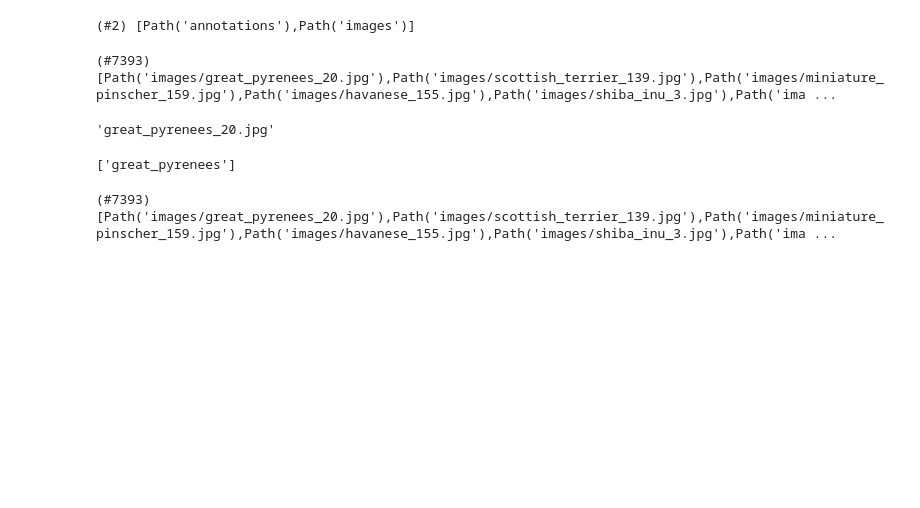
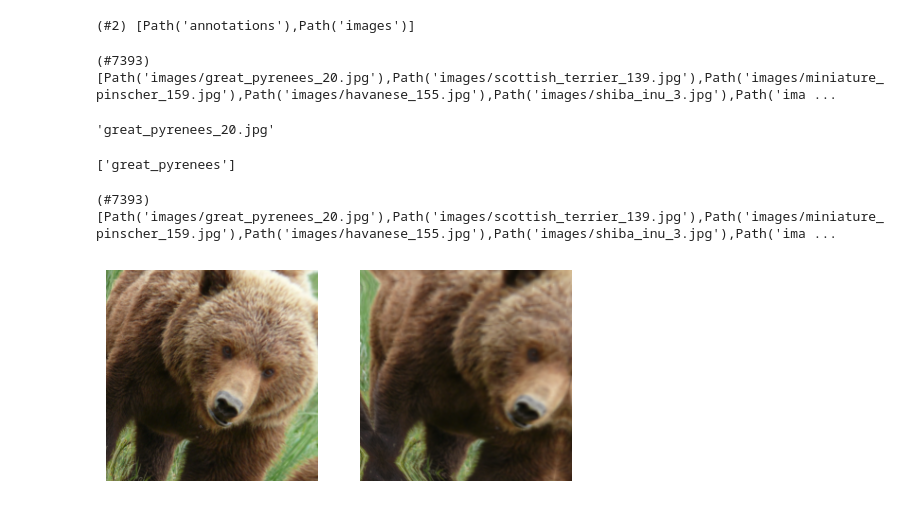
Before and after one commit to atozncoder/ai, a Jupyter notebook: BookChapter5.ipynb, the cells around one changed output. Saved outputs shown, nothing was run; the diff lists cells and outputs as text; code cells hidden in the pictures; blank space fills up the shorter version.

```diff
--- a/BookChapter5.ipynb
+++ b/BookChapter5.ipynb
@@ -40,3 +40,26 @@ dls = pets.dataloaders(path/"images")
 (path/"images").ls()
 # %% [output]
 (#7393) [Path('images/great_pyrenees_20.jpg'),Path('images/scottish_terrier_139.jpg'),Path('images/miniature_pinscher_159.jpg'),Path('images/havanese_155.jpg'),Path('images/shiba_inu_3.jpg'),Path('ima ...
+# %%
+dblock1 = DataBlock(blocks=(ImageBlock(), CategoryBlock()),
+                   get_y=parent_label,
+                   item_tfms=Resize(460))
+
+dls1 = dblock1.dataloaders([(Path.cwd()/'ignore'/'images'/'grizzly.jpg')]*10, bs=8)
+dls1.train.get_idxs = lambda: Inf.ones
+x,y = dls1.valid.one_batch()
+_,axs = subplots(1, 2)
+
+x1 = TensorImage(x.clone())
+x1 = x1.affine_coord(sz=224)
+x1 = x1.rotate(draw=30, p=1.)
+x1 = x1.zoom(draw=1.2, p=1.)
+x1 = x1.warp(draw_x=-0.2, draw_y=0.2, p=1.)
+
+tfms = setup_aug_tfms([Rotate(draw=30, p=1, size=224), Zoom(draw=1.2, p=1., size=224),
+                       Warp(draw_x=-0.2, draw_y=0.2, p=1., size=224)])
+x = Pipeline(tfms)(x)
+TensorImage(x[1]).show(ctx=axs[0])
+TensorImage(x1[0]).show(ctx=axs[1]);
+# %% [output]
+[figure, added]
```
Also changed, not shown: parts of 3 cells of this notebook, 2 other files.
